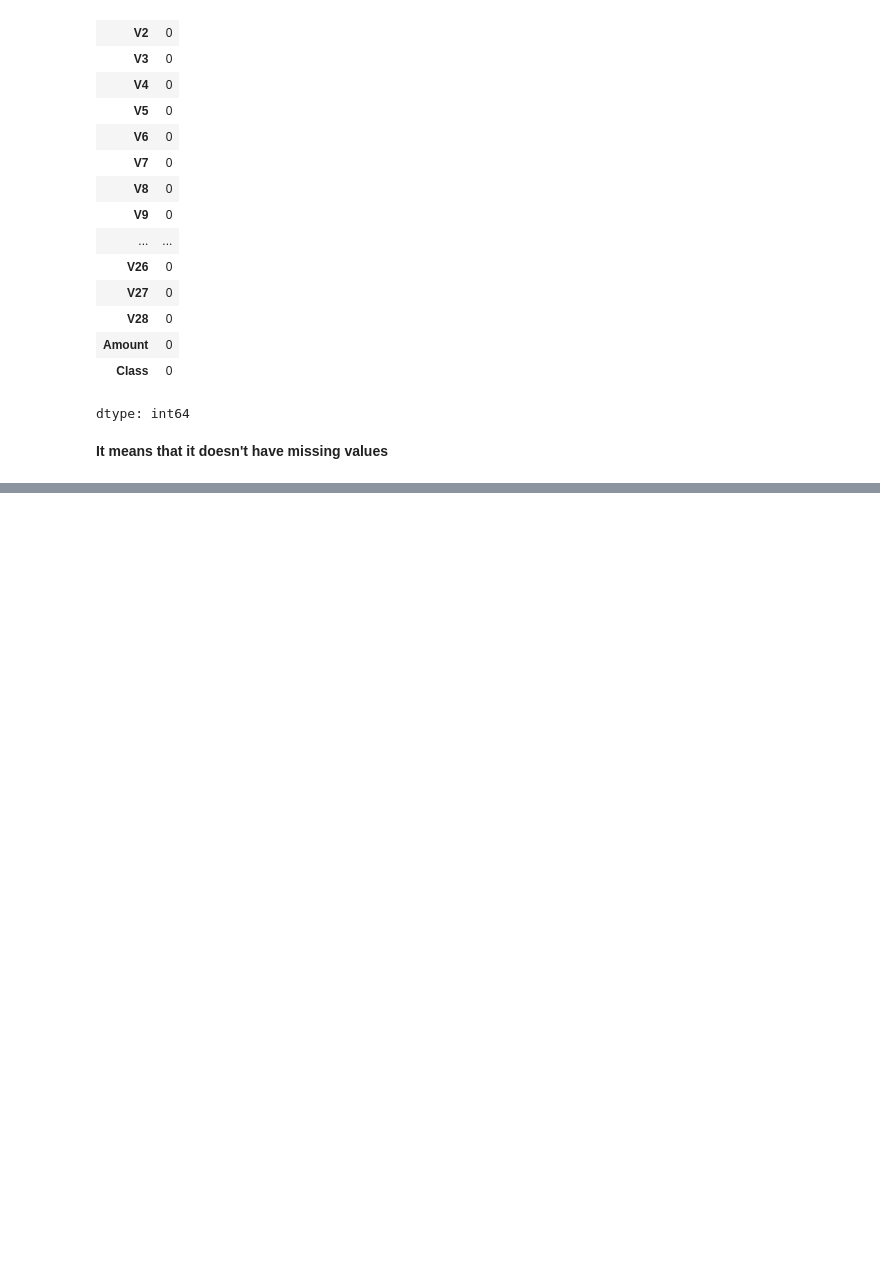
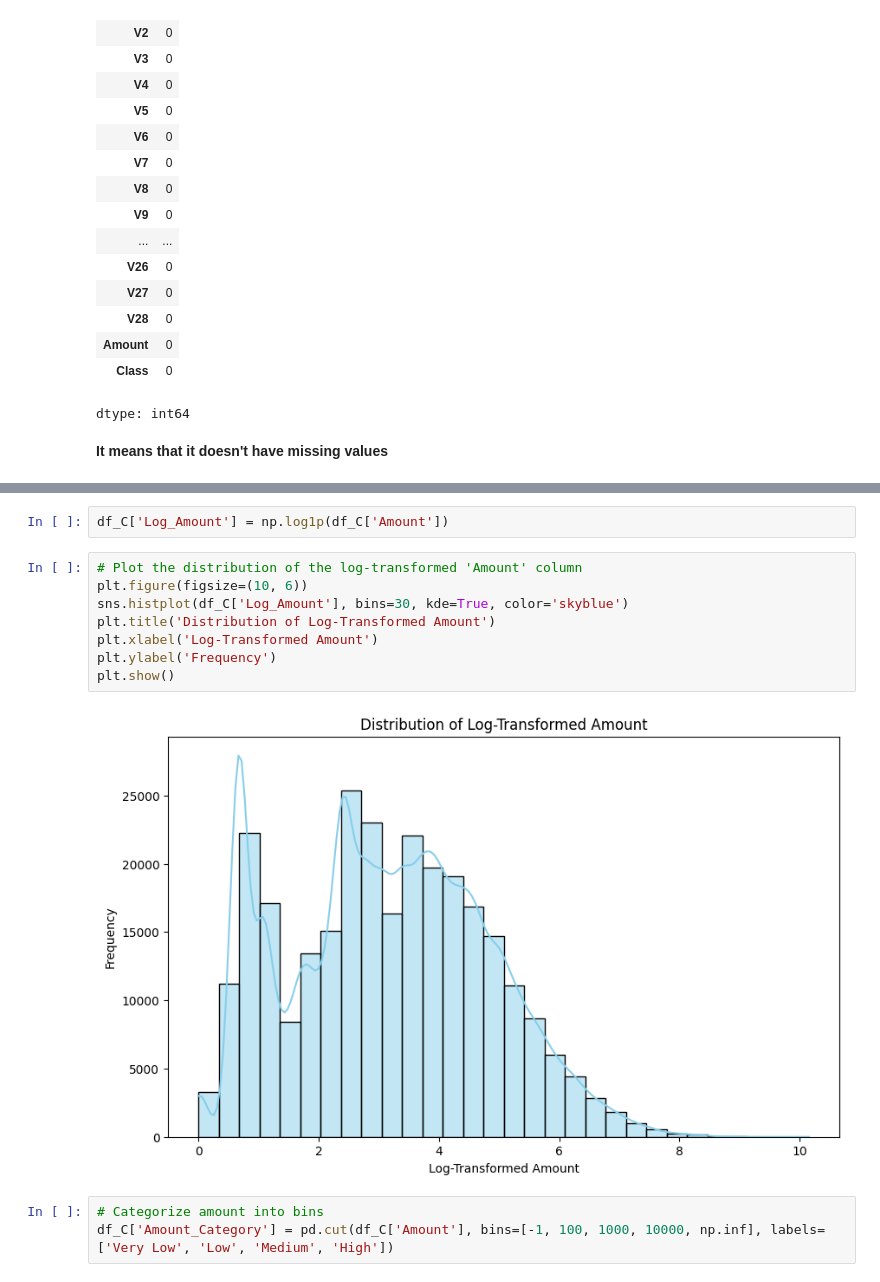
Before and after one commit to Shahanashirin-k/CREDIT_CARD-FRAUD_DETECTION, a Jupyter notebook: CCFD.ipynb, the cells around one changed output, grey strips where cells are left out. Saved outputs shown, nothing was run; the diff lists cells and outputs as text; blank space fills up the shorter version.

```diff
--- a/CCFD.ipynb
+++ b/CCFD.ipynb
@@ -117,0 +283,15 @@ dtype: int64
+# %%
+df_C['Log_Amount'] = np.log1p(df_C['Amount'])
+# %%
+# Plot the distribution of the log-transformed 'Amount' column
+plt.figure(figsize=(10, 6))
+sns.histplot(df_C['Log_Amount'], bins=30, kde=True, color='skyblue')
+plt.title('Distribution of Log-Transformed Amount')
+plt.xlabel('Log-Transformed Amount')
+plt.ylabel('Frequency')
+plt.show()
+# %% [output]
+[figure, added]
+# %%
+# Categorize amount into bins
+df_C['Amount_Category'] = pd.cut(df_C['Amount'], bins=[-1, 100, 1000, 10000, np.inf], labels=['Very Low', 'Low', 'Medium', 'High'])
```
Also changed, not shown: parts of 39 cells of this notebook.
